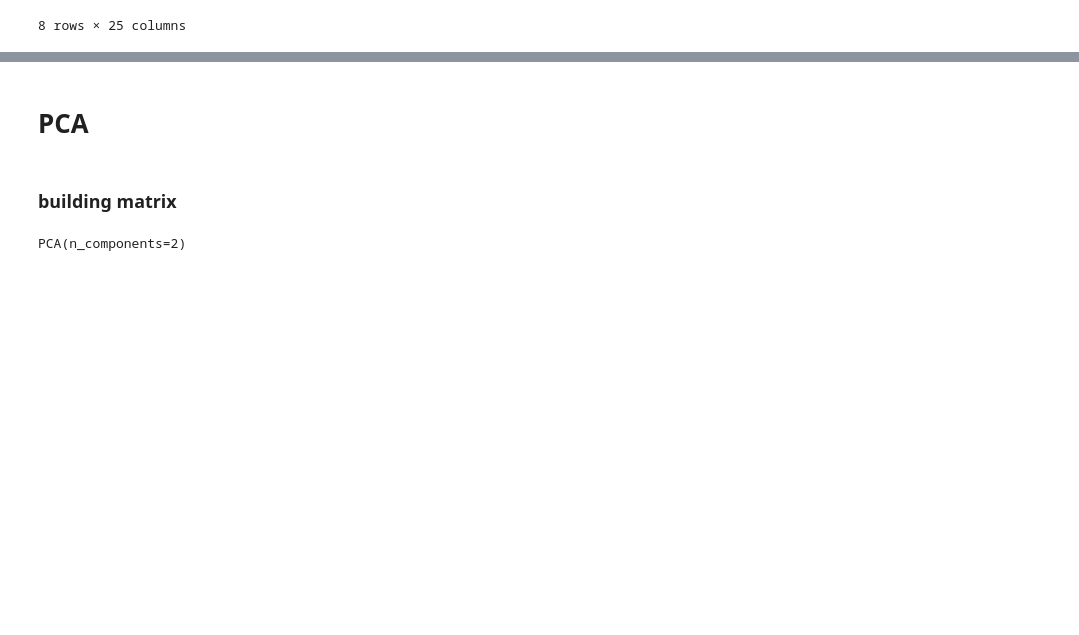
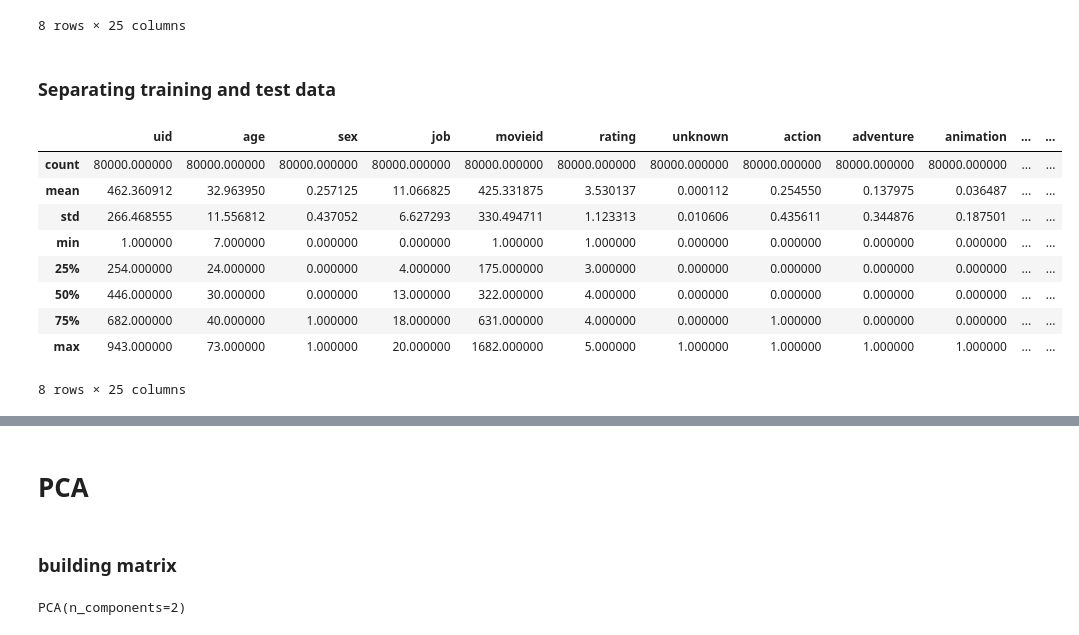
Before and after one commit to PFig420/ED_Movie_Recommender_Similarity, a Jupyter notebook: RecomendationSystem.ipynb, the cells around one changed output, grey strips where cells are left out. Cells and saved outputs as stored; diff of their text form; code cells hidden in the pictures; blank space fills up the shorter version.

```diff
--- a/RecomendationSystem.ipynb
+++ b/RecomendationSystem.ipynb
@@ -188,3 +193,5 @@ db.describe()
 | 75% | 682.00000 | 40.000000 | 1.000000 | 18.000000 | 631.000000 | 4.000000 | 0.0000 | 1.000000 | 0.000000 | 0.000000 | ... | ... |
 | max | 943.00000 | 73.000000 | 1.000000 | 20.000000 | 1682.000000 | 5.000000 | 1.0000 | 1.000000 | 1.000000 | 1.000000 | ... | ... |
 8 rows × 25 columns
+# %% [markdown]
+### Separating training and test data
@@ -190,0 +202,13 @@ db.describe()
+# %%
+train.describe()
+# %% [output]
+|  | uid | age | sex | job | movieid | rating | unknown | action | adventure | animation | ... | ... |
+| count | 80000.000000 | 80000.000000 | 80000.000000 | 80000.000000 | 80000.000000 | 80000.000000 | 80000.000000 | 80000.000000 | 80000.000000 | 80000.000000 | ... | ... |
+| mean | 462.360912 | 32.963950 | 0.257125 | 11.066825 | 425.331875 | 3.530137 | 0.000112 | 0.254550 | 0.137975 | 0.036487 | ... | ... |
+| std | 266.468555 | 11.556812 | 0.437052 | 6.627293 | 330.494711 | 1.123313 | 0.010606 | 0.435611 | 0.344876 | 0.187501 | ... | ... |
+| min | 1.000000 | 7.000000 | 0.000000 | 0.000000 | 1.000000 | 1.000000 | 0.000000 | 0.000000 | 0.000000 | 0.000000 | ... | ... |
+| 25% | 254.000000 | 24.000000 | 0.000000 | 4.000000 | 175.000000 | 3.000000 | 0.000000 | 0.000000 | 0.000000 | 0.000000 | ... | ... |
+| 50% | 446.000000 | 30.000000 | 0.000000 | 13.000000 | 322.000000 | 4.000000 | 0.000000 | 0.000000 | 0.000000 | 0.000000 | ... | ... |
+| 75% | 682.000000 | 40.000000 | 1.000000 | 18.000000 | 631.000000 | 4.000000 | 0.000000 | 1.000000 | 0.000000 | 0.000000 | ... | ... |
+| max | 943.000000 | 73.000000 | 1.000000 | 20.000000 | 1682.000000 | 5.000000 | 1.000000 | 1.000000 | 1.000000 | 1.000000 | ... | ... |
+8 rows × 25 columns
```
Also changed, not shown: parts of 14 cells of this notebook.
